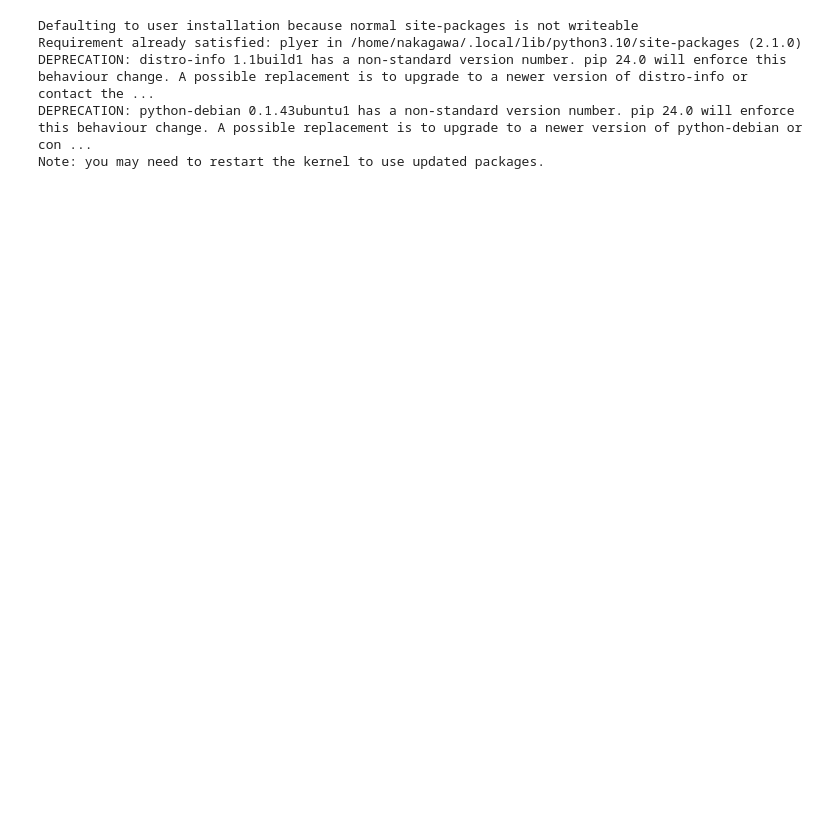
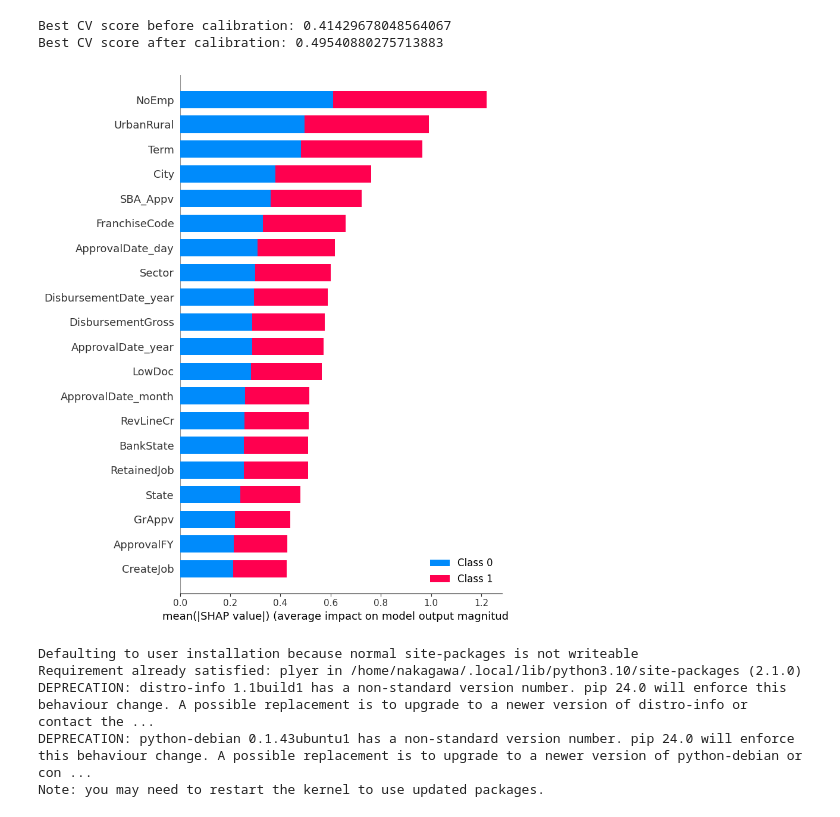
Before and after one commit to rakawanegan/fdua_finance_competition, a Jupyter notebook: notebooks/lgbm_main.ipynb, the cells around one changed output. Cells and saved outputs as stored; diff of their text form; code cells hidden in the pictures; blank space fills up the shorter version.

Commit message:
feat prdict calibration

```diff
--- a/notebooks/lgbm_main.ipynb
+++ b/notebooks/lgbm_main.ipynb
@@ -20,0 +24,20 @@ BASE_PATH = os.path.abspath("")
+# %%
+X_train, y_train, X_test = get_data()
+# %%
+def mean_f1score(preds:np.ndarray,eval_data: lgb.Dataset):
+    y_true = eval_data.get_label()
+    weight = eval_data.get_weight()
+    preds = preds.reshape(len(np.unique(y_true)), -1)
+    preds = preds.argmax(axis = 0)
+    f1 = f1_score(y_true,preds,average='macro',sample_weight=weight)
+    return 'f1',f1,True
+# %%
+skf = StratifiedKFold(n_splits=5, shuffle=True, random_state=42)
+
+params = {
+    'objective': 'multiclass',
+    'metric': None,
+    'num_class': 2,
+    'seed': 42,
+    "boosting_type": "gbdt",
+}
@@ -20,0 +106,15 @@ BASE_PATH = os.path.abspath("")
+# %%
+# calibration
+print(f"Best CV score before calibration: {best_score}")
+zero_ratio = sum(best_yval==0) / len(best_yval)
+n_zero = int(zero_ratio * len(best_yval))
+y_prob = best_model.predict(best_xval)
+y_prob = y_prob.reshape(len(np.unique(best_yval)), -1)
+y_prob = pd.DataFrame(y_prob.T, columns=["0", "1"], index=best_xval.index)
+y_pred = pd.DataFrame([1]*len(best_xval), columns=["pred"], index=best_xval.index)
+y_pred.loc[y_prob.sort_values("0").index[:n_zero]] = 0
+score = f1_score(best_yval, y_pred, average='macro')
+print(f"Best CV score after calibration: {score}")
+# %% [output]
+Best CV score before calibration: 0.41429678048564067
+Best CV score after calibration: 0.49540880275713883
@@ -21,3 +144,8 @@ BASE_PATH = os.path.abspath("")
+# %%
+shap_values = shap.TreeExplainer(best_model).shap_values(best_xval)
+shap.summary_plot(shap_values, best_xval, plot_type="bar", show=True)
+# %% [output]
+[figure, added]
 # %%
 %pip install plyer
 from plyer import notification
```
Also changed, not shown: parts of 4 cells of this notebook, 9 other files.
